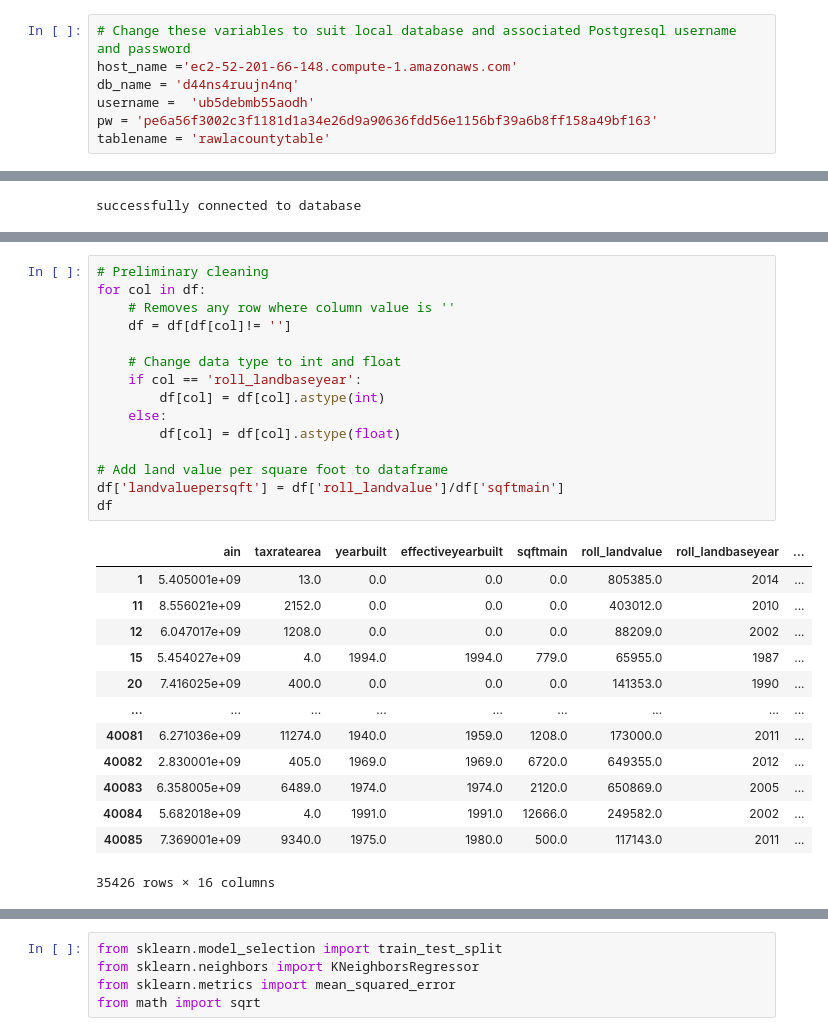
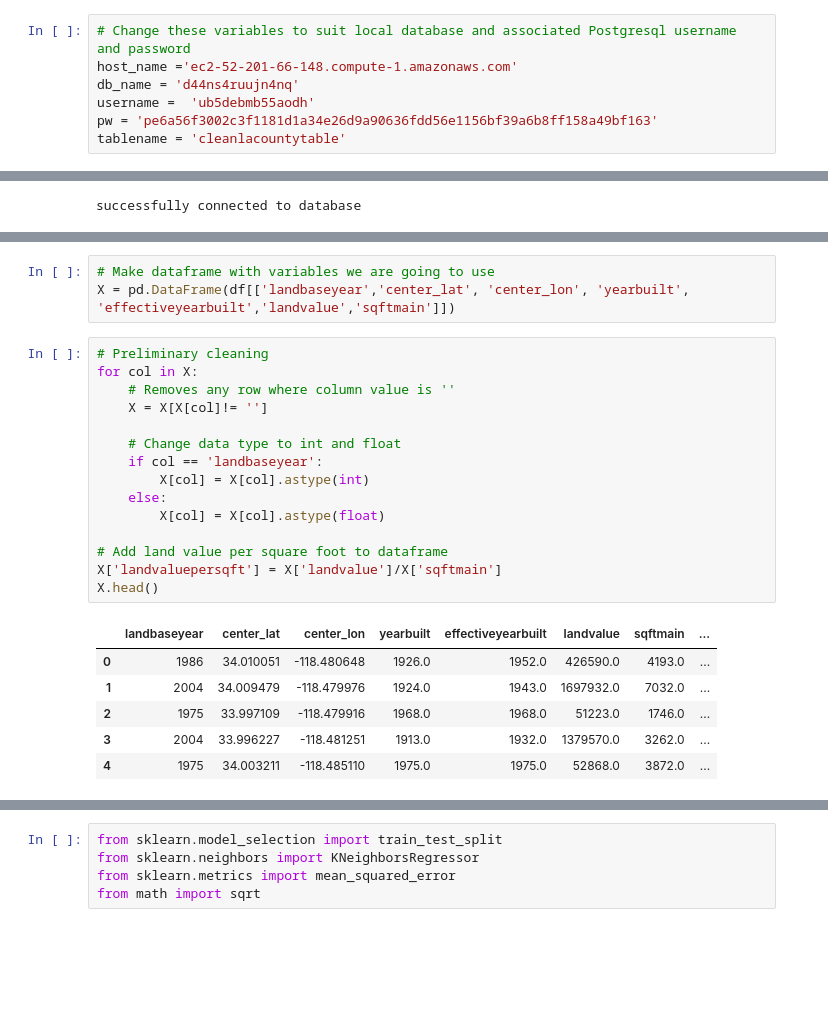
Before and after one commit to kripeshr22/MappingDemo, a Jupyter notebook: data/kNN/knn_lacounty_wholedataset.ipynb, the cells around one changed output, grey strips where cells are left out. Saved outputs shown, nothing was run; the diff lists cells and outputs as text; blank space fills up the shorter version.

```diff
--- a/data/kNN/knn_lacounty_wholedataset.ipynb
+++ b/data/kNN/knn_lacounty_wholedataset.ipynb
@@ -12,7 +12,7 @@ host_name ='ec2-52-201-66-148.compute-1.amazonaws.com'
 db_name = 'd44ns4ruujn4nq'
 username =  'ub5debmb55aodh'
 pw = 'pe6a56f3002c3f1181d1a34e26d9a90636fdd56e1156bf39a6b8ff158a49bf163'
-tablename = 'rawlacountytable'
+tablename = 'cleanlacountytable'
 # %%
 # Connect to local database
 try:
@@ -65,31 +48,27 @@ ValueError: Unable to parse string "*" at position 57782
+# %%
+# Make dataframe with variables we are going to use
+X = pd.DataFrame(df[['landbaseyear','center_lat', 'center_lon', 'yearbuilt', 'effectiveyearbuilt','landvalue','sqftmain']])
 # %%
 # Preliminary cleaning
-for col in df:
+for col in X:
     # Removes any row where column value is ''
-    df = df[df[col]!= '']
+    X = X[X[col]!= '']
 
     # Change data type to int and float
-    if col == 'roll_landbaseyear':
-        df[col] = df[col].astype(int)
+    if col == 'landbaseyear':
+        X[col] = X[col].astype(int)
     else:
-        df[col] = df[col].astype(float)
+        X[col] = X[col].astype(float)
 
 # Add land value per square foot to dataframe
-df['landvaluepersqft'] = df['roll_landvalue']/df['sqftmain']
-df
+X['landvaluepersqft'] = X['landvalue']/X['sqftmain']
+X.head()
 # %% [output]
-|  | ain | taxratearea | yearbuilt | effectiveyearbuilt | sqftmain | roll_landvalue | roll_landbaseyear | ... |
-| 1 | 5.405001e+09 | 13.0 | 0.0 | 0.0 | 0.0 | 805385.0 | 2014 | ... |
-| 11 | 8.556021e+09 | 2152.0 | 0.0 | 0.0 | 0.0 | 403012.0 | 2010 | ... |
-| 12 | 6.047017e+09 | 1208.0 | 0.0 | 0.0 | 0.0 | 88209.0 | 2002 | ... |
-| 15 | 5.454027e+09 | 4.0 | 1994.0 | 1994.0 | 779.0 | 65955.0 | 1987 | ... |
-| 20 | 7.416025e+09 | 400.0 | 0.0 | 0.0 | 0.0 | 141353.0 | 1990 | ... |
-| ... | ... | ... | ... | ... | ... | ... | ... | ... |
-| 40081 | 6.271036e+09 | 11274.0 | 1940.0 | 1959.0 | 1208.0 | 173000.0 | 2011 | ... |
-| 40082 | 2.830001e+09 | 405.0 | 1969.0 | 1969.0 | 6720.0 | 649355.0 | 2012 | ... |
-| 40083 | 6.358005e+09 | 6489.0 | 1974.0 | 1974.0 | 2120.0 | 650869.0 | 2005 | ... |
-| 40084 | 5.682018e+09 | 4.0 | 1991.0 | 1991.0 | 12666.0 | 249582.0 | 2002 | ... |
-| 40085 | 7.369001e+09 | 9340.0 | 1975.0 | 1980.0 | 500.0 | 117143.0 | 2011 | ... |
+|  | landbaseyear | center_lat | center_lon | yearbuilt | effectiveyearbuilt | landvalue | sqftmain | ... |
+| 0 | 1986 | 34.010051 | -118.480648 | 1926.0 | 1952.0 | 426590.0 | 4193.0 | ... |
+| 1 | 2004 | 34.009479 | -118.479976 | 1924.0 | 1943.0 | 1697932.0 | 7032.0 | ... |
+| 2 | 1975 | 33.997109 | -118.479916 | 1968.0 | 1968.0 | 51223.0 | 1746.0 | ... |
+| 3 | 2004 | 33.996227 | -118.481251 | 1913.0 | 1932.0 | 1379570.0 | 3262.0 | ... |
+| 4 | 1975 | 34.003211 | -118.485110 | 1975.0 | 1975.0 | 52868.0 | 3872.0 | ... |
-35426 rows × 16 columns
 # %%
 # Clean data
```
Also changed, not shown: parts of 15 cells of this notebook.
